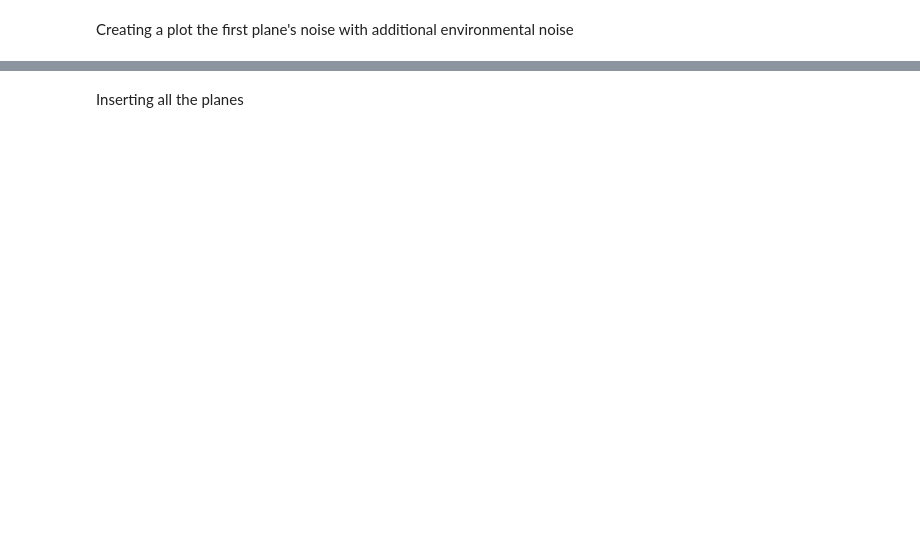
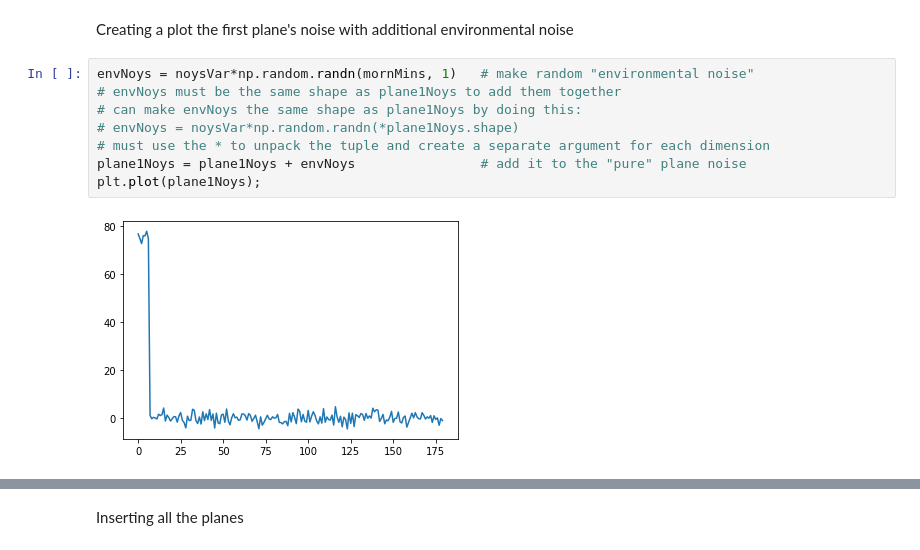
Before and after one commit to kzapalac/PythonTutorials, a Jupyter notebook: tutorial_ex_10/tutorial010Exercise.ipynb, the cells around one changed output, grey strips where cells are left out. Drawn from its saved outputs; the diff is of its cells as text; blank space fills up the shorter version.

```diff
--- a/tutorial_ex_10/tutorial010Exercise.ipynb
+++ b/tutorial_ex_10/tutorial010Exercise.ipynb
@@ -45,2 +68,12 @@ planeNoys = np.zeros([mornMins, 1]) # creating a large array for the morning to
 # %% [markdown]
 Creating a plot the first plane's noise with additional environmental noise
+# %%
+envNoys = noysVar*np.random.randn(mornMins, 1)   # make random "environmental noise"
+# envNoys must be the same shape as plane1Noys to add them together
+# can make envNoys the same shape as plane1Noys by doing this:
+# envNoys = noysVar*np.random.randn(*plane1Noys.shape)
+# must use the * to unpack the tuple and create a separate argument for each dimension
+plane1Noys = plane1Noys + envNoys                # add it to the "pure" plane noise
+plt.plot(plane1Noys);
+# %% [output]
+[figure, added]
```
Also changed, not shown: parts of 44 cells of this notebook.
